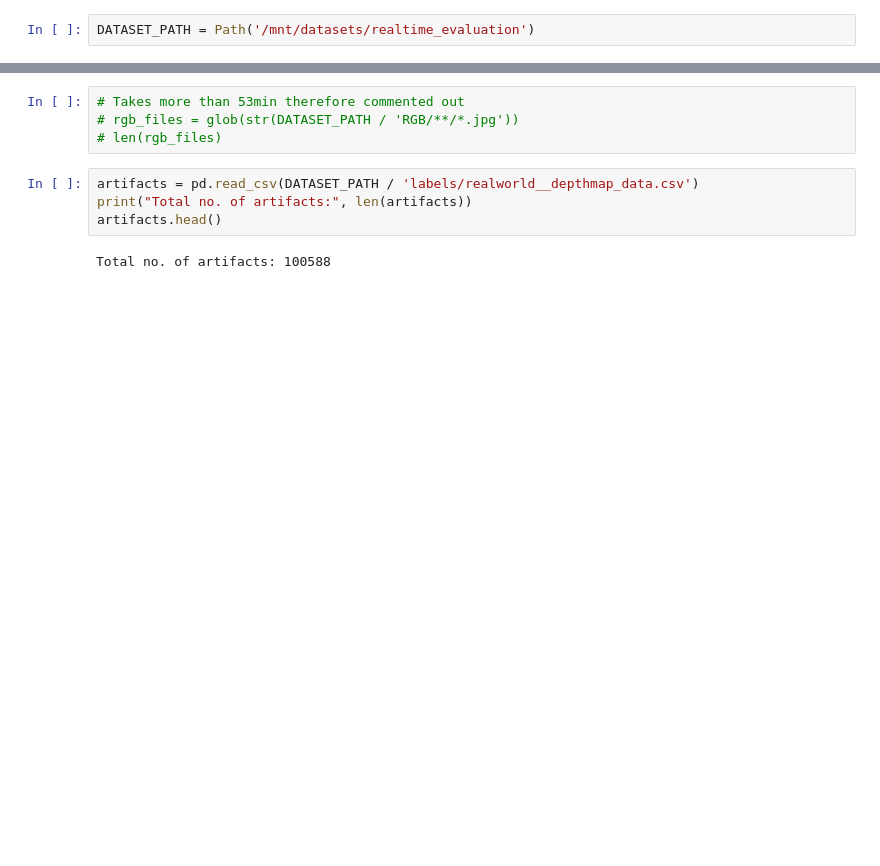
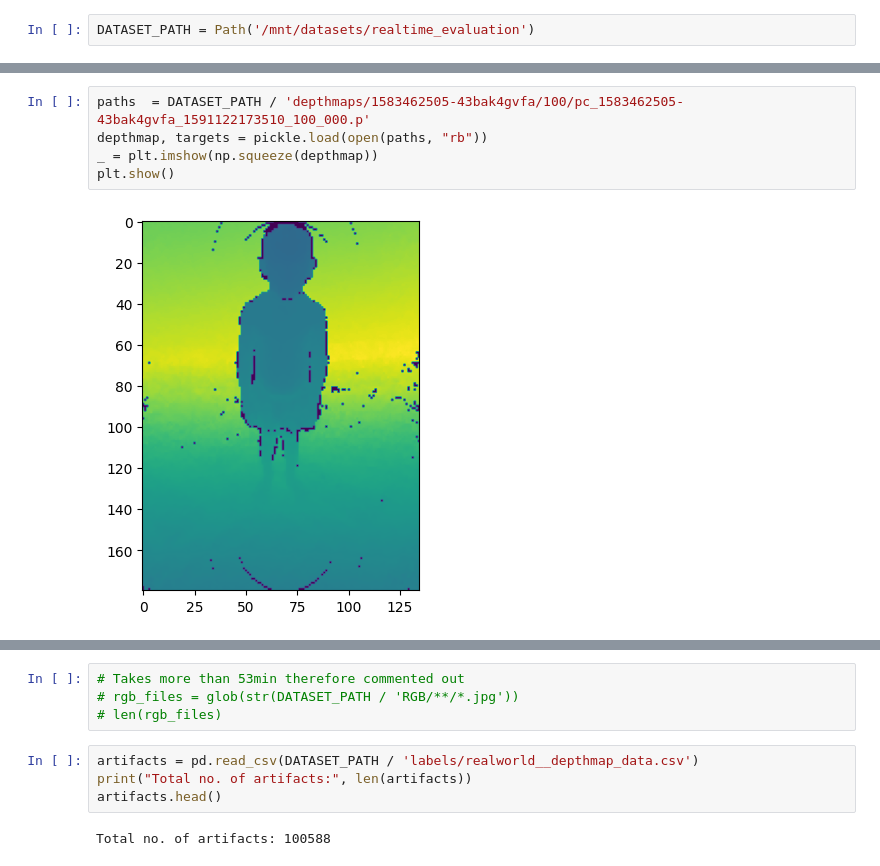
Before and after one commit to kai-luni/cgm-ml, a Jupyter notebook: cgmml/data_utils/dataset_EDA/anon-realtime-evaluation/EDA_anon-realtime-evaluation.ipynb, the cells around one changed output, grey strips where cells are left out. Saved outputs shown, nothing was run; the diff lists cells and outputs as text; blank space fills up the shorter version.

```diff
--- a/cgmml/data_utils/dataset_EDA/anon-realtime-evaluation/EDA_anon-realtime-evaluation.ipynb
+++ b/cgmml/data_utils/dataset_EDA/anon-realtime-evaluation/EDA_anon-realtime-evaluation.ipynb
@@ -19,0 +25,7 @@ DATASET_PATH = Path('/mnt/datasets/realtime_evaluation')
+# %%
+paths  = DATASET_PATH / 'depthmaps/1583462505-43bak4gvfa/100/pc_1583462505-43bak4gvfa_1591122173510_100_000.p'
+depthmap, targets = pickle.load(open(paths, "rb"))
+_ = plt.imshow(np.squeeze(depthmap))
+plt.show()
+# %% [output]
+[figure, added]
```
Also changed, not shown: parts of 11 cells of this notebook, 6 other files.
